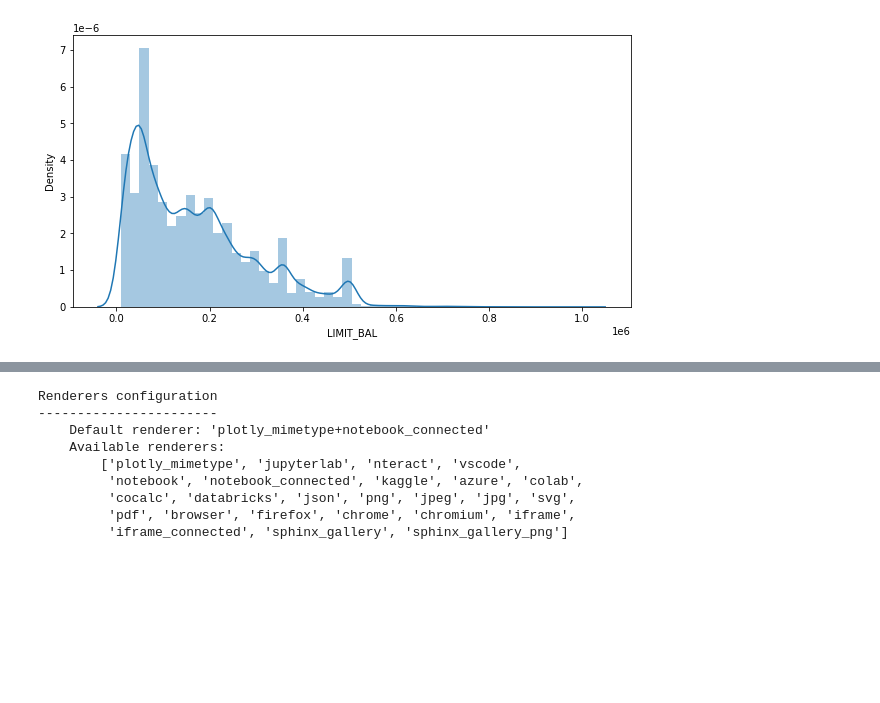
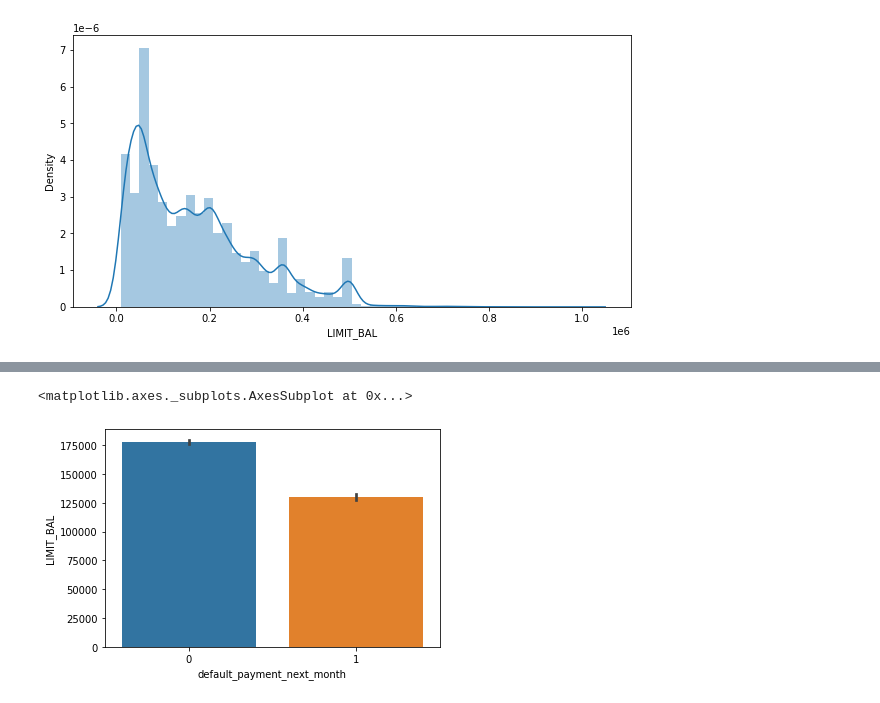
Before and after one commit to kunalmahadik/Credit-Card-Default-Prediction, a Jupyter notebook: Credit_Card_Default_Prediction_Capstone_Project.ipynb, the cells around one changed output, grey strips where cells are left out. Saved outputs shown, nothing was run; the diff lists cells and outputs as text; code cells hidden in the pictures; blank space fills up the shorter version.

```diff
--- a/Credit_Card_Default_Prediction_Capstone_Project.ipynb
+++ b/Credit_Card_Default_Prediction_Capstone_Project.ipynb
@@ -537,14 +528,0 @@ fig.show()
-# %%
-import plotly.io as pio
-
-pio.renderers
-# %% [output]
-Renderers configuration
------------------------
-    Default renderer: 'plotly_mimetype+notebook_connected'
-    Available renderers:
-        ['plotly_mimetype', 'jupyterlab', 'nteract', 'vscode',
-         'notebook', 'notebook_connected', 'kaggle', 'azure', 'colab',
-         'cocalc', 'databricks', 'json', 'png', 'jpeg', 'jpg', 'svg',
-         'pdf', 'browser', 'firefox', 'chrome', 'chromium', 'iframe',
-         'iframe_connected', 'sphinx_gallery', 'sphinx_gallery_png']
@@ -552,0 +529,6 @@ pio.renderers.default = "svg"
+# %%
+# Plotting the bar plot for better visualization with respect to default payment next month
+sns.barplot(x = 'default_payment_next_month', y='LIMIT_BAL', data = credit_df)
+# %% [output]
+<matplotlib.axes._subplots.AxesSubplot at 0x...>
+[figure, added]
```
Also changed, not shown: parts of 5 cells of this notebook.
